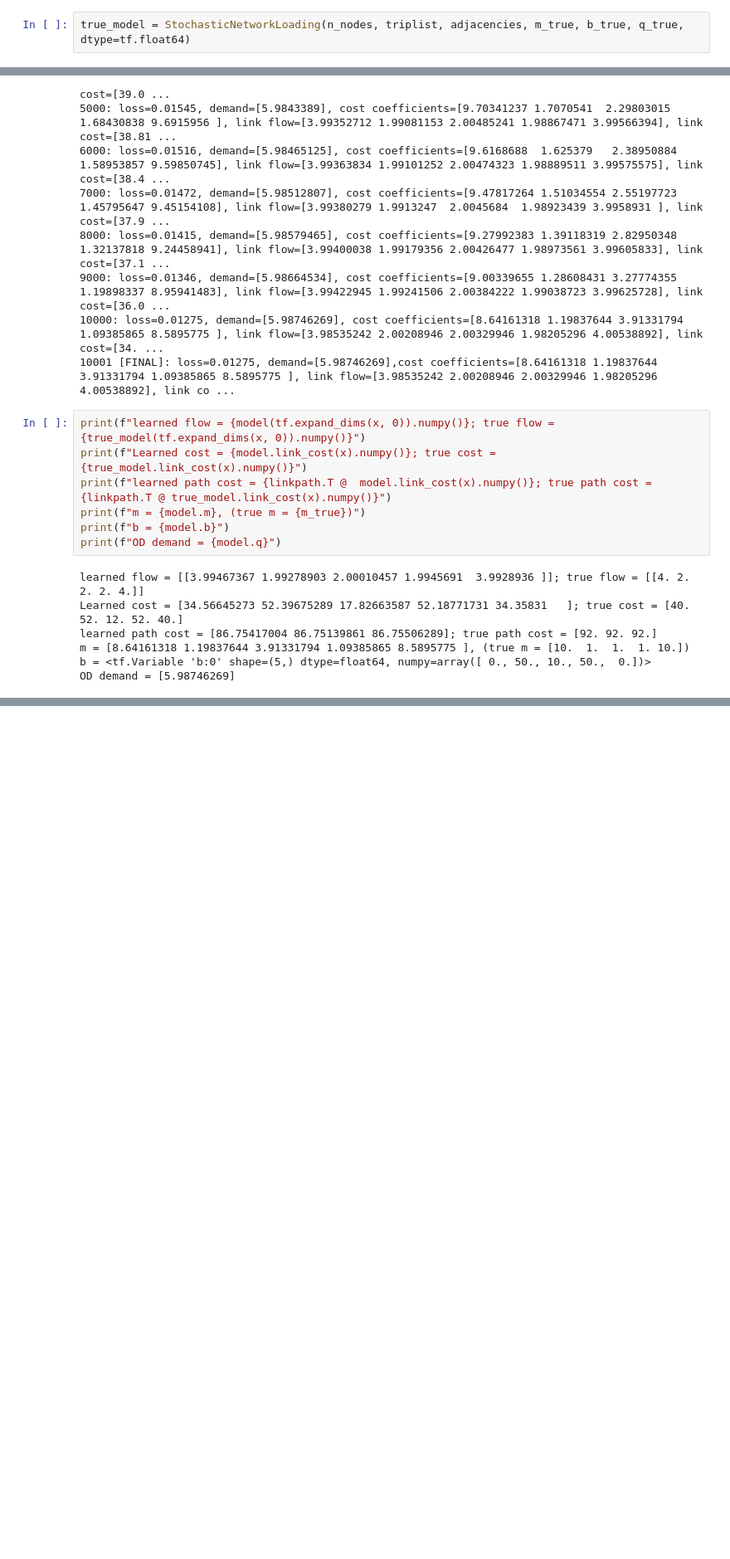
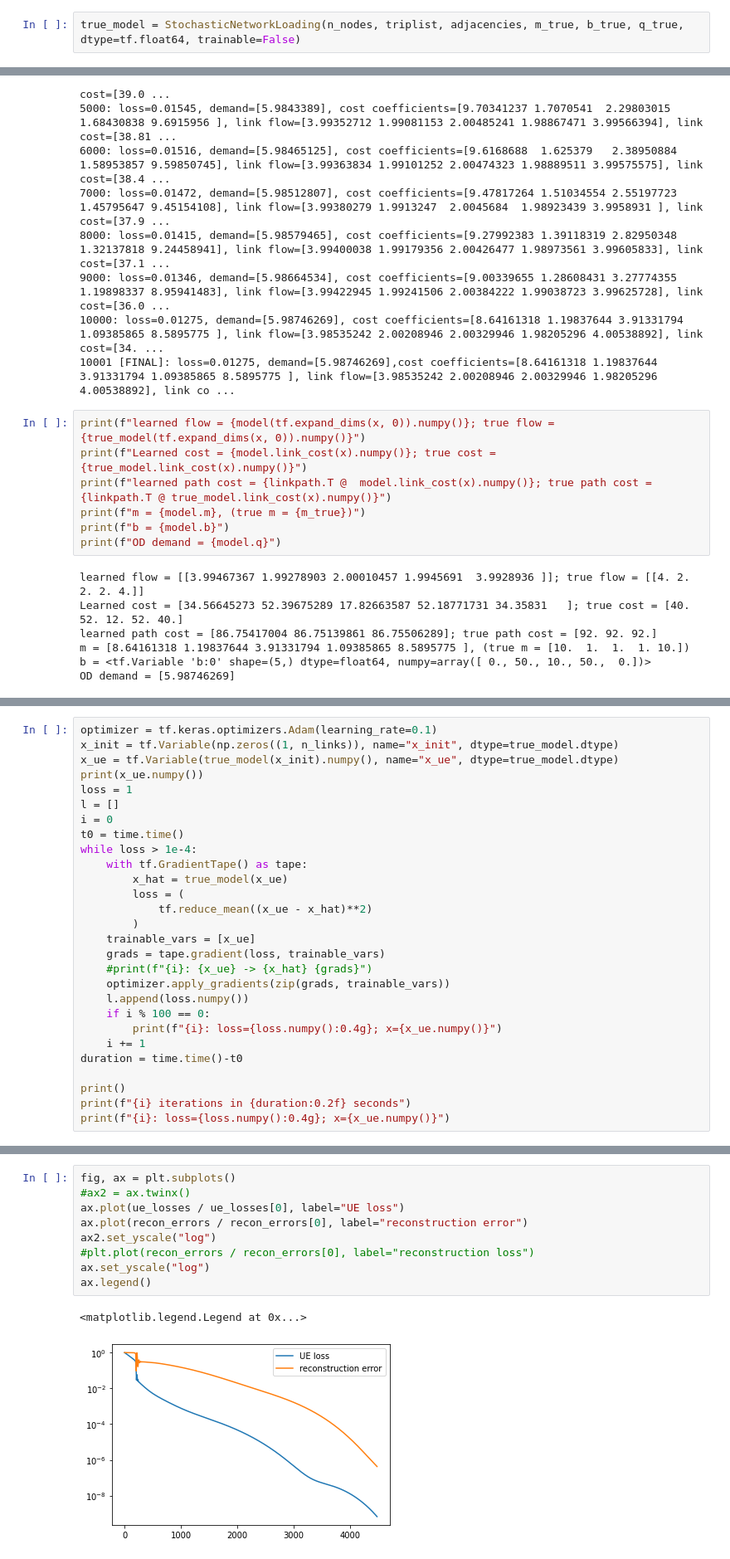
Before and after one commit to mbattifarano/spad, a Jupyter notebook: examples/inverse-ue.ipynb, the cells around one changed output, grey strips where cells are left out. Shown at 83% size. Cells and saved outputs as stored; diff of their text form; blank space fills up the shorter version.

```diff
--- a/examples/inverse-ue.ipynb
+++ b/examples/inverse-ue.ipynb
@@ -121,7 +131,7 @@ print(f"q = {model.q}, m  = {model.m}")
 [<tf.Variable 'm:0' shape=(5,) dtype=float64, numpy=array([2.19722458, 0.69314718, 0.69314718, 0.69314718, 2.19722458])>, <tf.Variable 'q:0' shape=(1,) dtype=float64, numpy=array([2.23606798])>]
 q = [5.], m  = [9. 2. 2. 2. 9.]
 # %%
-true_model = StochasticNetworkLoading(n_nodes, triplist, adjacencies, m_true, b_true, q_true, dtype=tf.float64)
+true_model = StochasticNetworkLoading(n_nodes, triplist, adjacencies, m_true, b_true, q_true, dtype=tf.float64, trainable=False)
 # %%
 print(f"{X} =?= {true_model(X)}")
 print(f"Q = {tf.sparse.to_dense(true_model.Q)}")
@@ -190,0 +213,28 @@ OD demand = [5.98746269]
+# %%
+optimizer = tf.keras.optimizers.Adam(learning_rate=0.1)
+x_init = tf.Variable(np.zeros((1, n_links)), name="x_init", dtype=true_model.dtype)
+x_ue = tf.Variable(true_model(x_init).numpy(), name="x_ue", dtype=true_model.dtype)
+print(x_ue.numpy())
+loss = 1
+l = []
+i = 0
+t0 = time.time()
+while loss > 1e-4:
+    with tf.GradientTape() as tape:
+        x_hat = true_model(x_ue)
+        loss = (
+            tf.reduce_mean((x_ue - x_hat)**2)
+        )
+    trainable_vars = [x_ue]
+    grads = tape.gradient(loss, trainable_vars)
+    #print(f"{i}: {x_ue} -> {x_hat} {grads}")
+    optimizer.apply_gradients(zip(grads, trainable_vars))
+    l.append(loss.numpy())
+    if i % 100 == 0:
+        print(f"{i}: loss={loss.numpy():0.4g}; x={x_ue.numpy()}")
+    i += 1
+duration = time.time()-t0
+
+print()
+print(f"{i} iterations in {duration:0.2f} seconds")
+print(f"{i}: loss={loss.numpy():0.4g}; x={x_ue.numpy()}")
@@ -190,0 +299,12 @@ OD demand = [5.98746269]
+# %%
+fig, ax = plt.subplots()
+#ax2 = ax.twinx()
+ax.plot(ue_losses / ue_losses[0], label="UE loss")
+ax.plot(recon_errors / recon_errors[0], label="reconstruction error")
+ax2.set_yscale("log")
+#plt.plot(recon_errors / recon_errors[0], label="reconstruction loss")
+ax.set_yscale("log")
+ax.legend()
+# %% [output]
+<matplotlib.legend.Legend at 0x...>
+[figure, added]
```
Also changed, not shown: parts of 11 cells of this notebook.
